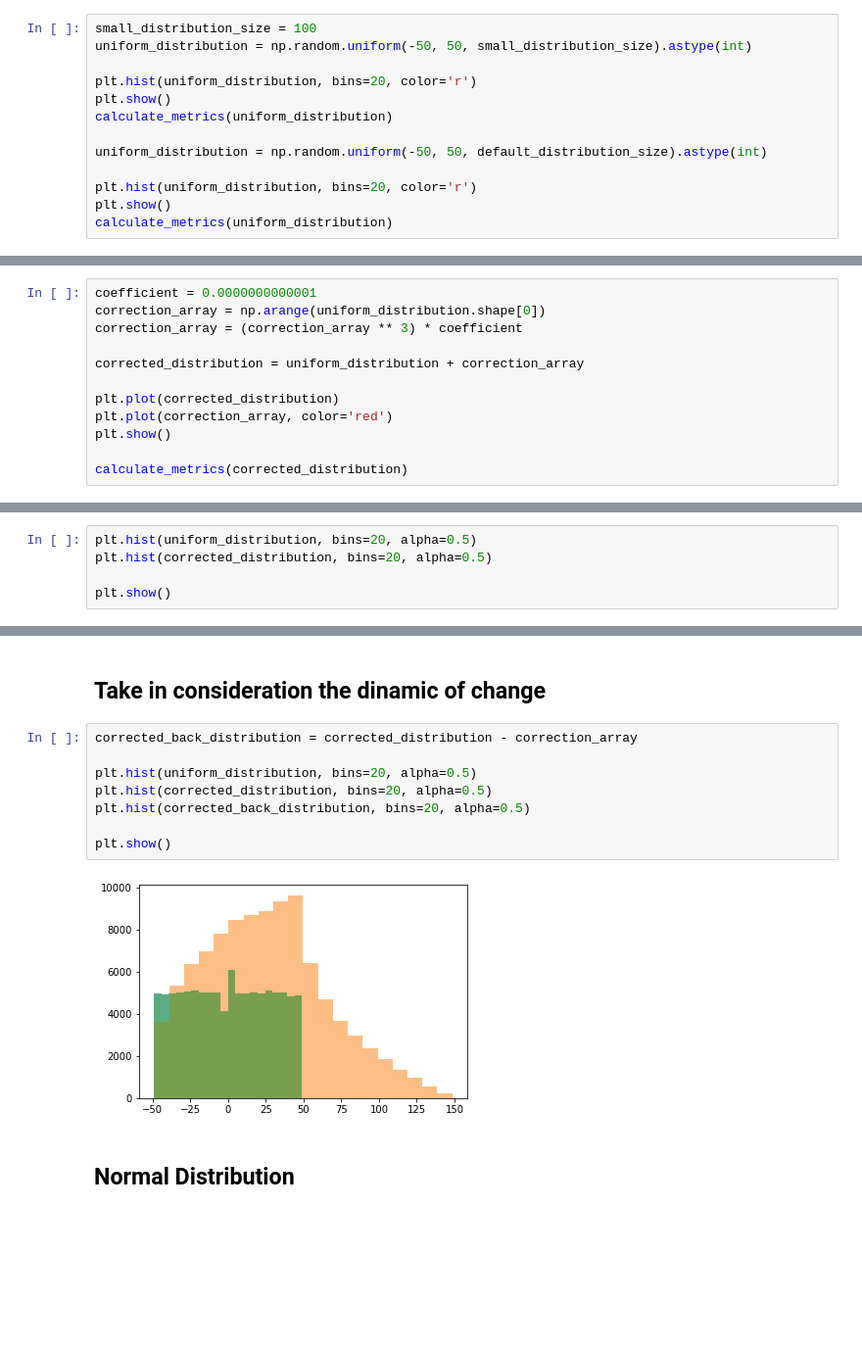
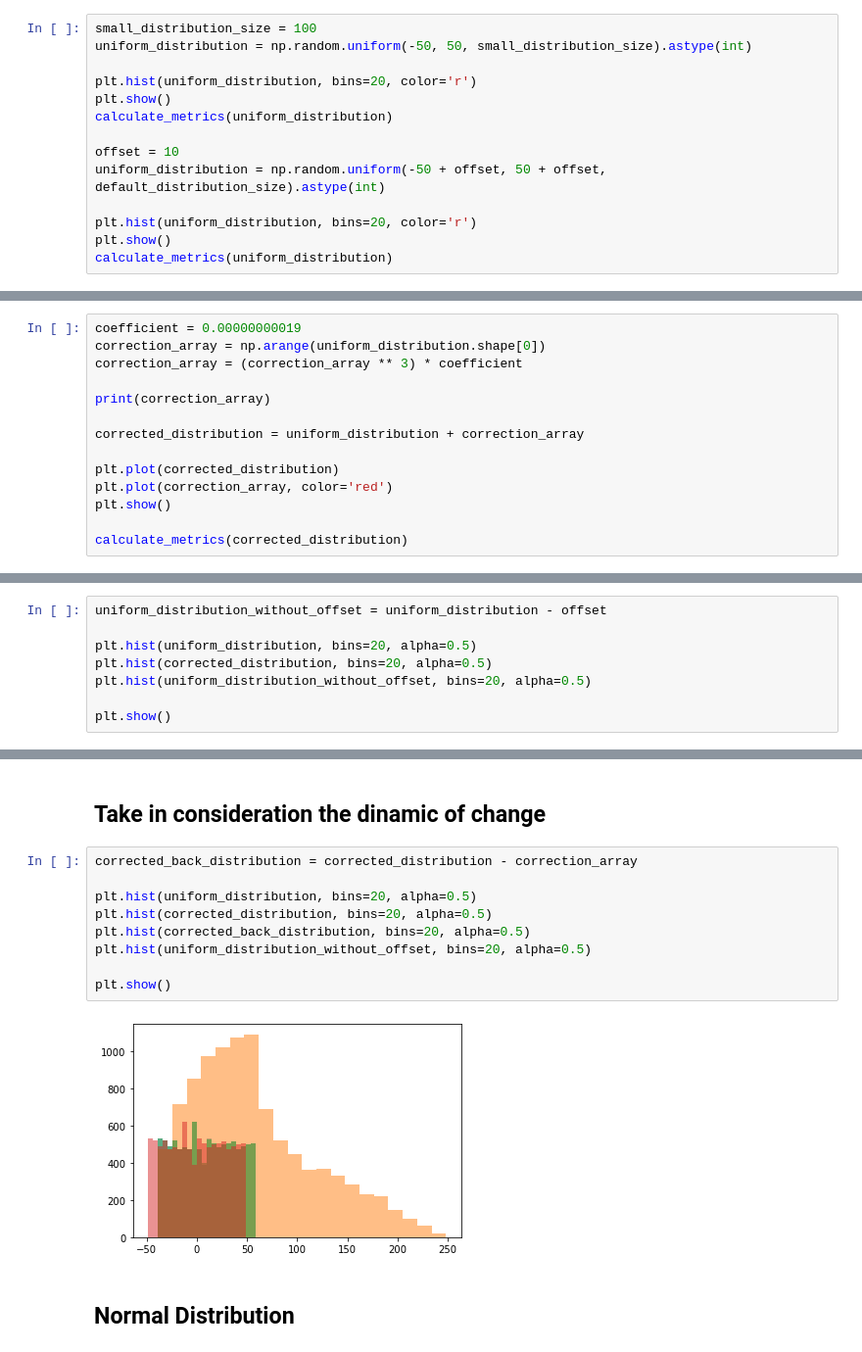
Before and after one commit to kinfi4/tmp, a Jupyter notebook: laba1.ipynb, the cells around one changed output, grey strips where cells are left out. Shown: that part at 98% size. Saved outputs shown, nothing was run; the diff lists cells and outputs as text; blank space fills up the shorter version.

Commit message:
added offset

```diff
--- a/laba1.ipynb
+++ b/laba1.ipynb
@@ -20,7 +20,8 @@ plt.hist(uniform_distribution, bins=20, color='r')
 plt.show()
 calculate_metrics(uniform_distribution)
 
-uniform_distribution = np.random.uniform(-50, 50, default_distribution_size).astype(int)
+offset = 10
+uniform_distribution = np.random.uniform(-50 + offset, 50 + offset, default_distribution_size).astype(int)
 
 plt.hist(uniform_distribution, bins=20, color='r')
 plt.show()
@@ -37,9 +38,11 @@ Sigma: 28.329
 # %% [markdown]
 ## Correcting the distribution
 # %%
-coefficient = 0.0000000000001
+coefficient = 0.00000000019
 correction_array = np.arange(uniform_distribution.shape[0])
 correction_array = (correction_array ** 3) * coefficient
+
+print(correction_array)
 
 corrected_distribution = uniform_distribution + correction_array
 
@@ -56,8 +61,11 @@ Sigma: 40.213
 # %% [markdown]
 ## Let's compare
 # %%
+uniform_distribution_without_offset = uniform_distribution - offset
+
 plt.hist(uniform_distribution, bins=20, alpha=0.5)
 plt.hist(corrected_distribution, bins=20, alpha=0.5)
+plt.hist(uniform_distribution_without_offset, bins=20, alpha=0.5)
 
 plt.show()
 # %% [output]
@@ -67,13 +75,14 @@ plt.show()
 # %%
 corrected_back_distribution = corrected_distribution - correction_array
 
 plt.hist(uniform_distribution, bins=20, alpha=0.5)
 plt.hist(corrected_distribution, bins=20, alpha=0.5)
 plt.hist(corrected_back_distribution, bins=20, alpha=0.5)
+plt.hist(uniform_distribution_without_offset, bins=20, alpha=0.5)
 
 plt.show()
 # %% [output]
-[figure, old version]
+[figure, new version]
 # %% [markdown]
 ## Normal Distribution
 # %%
```
Also changed, not shown: parts of 7 cells of this notebook.
